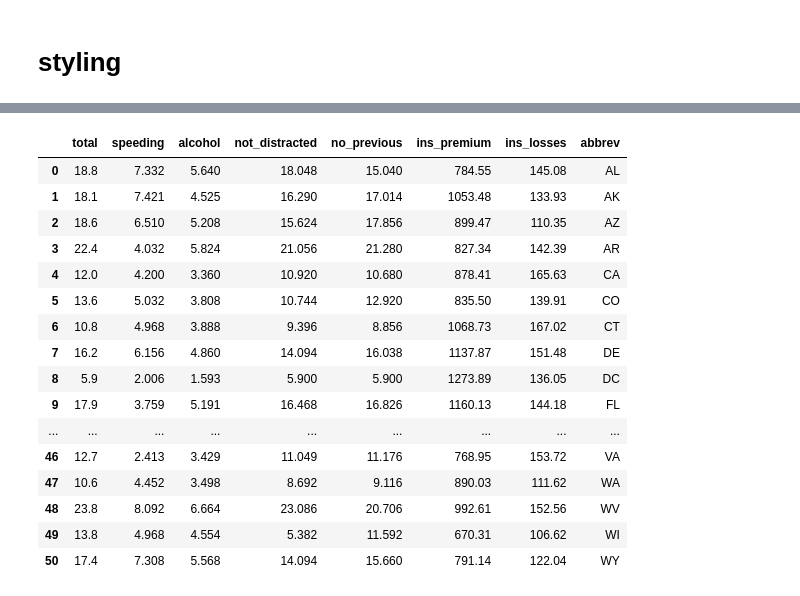
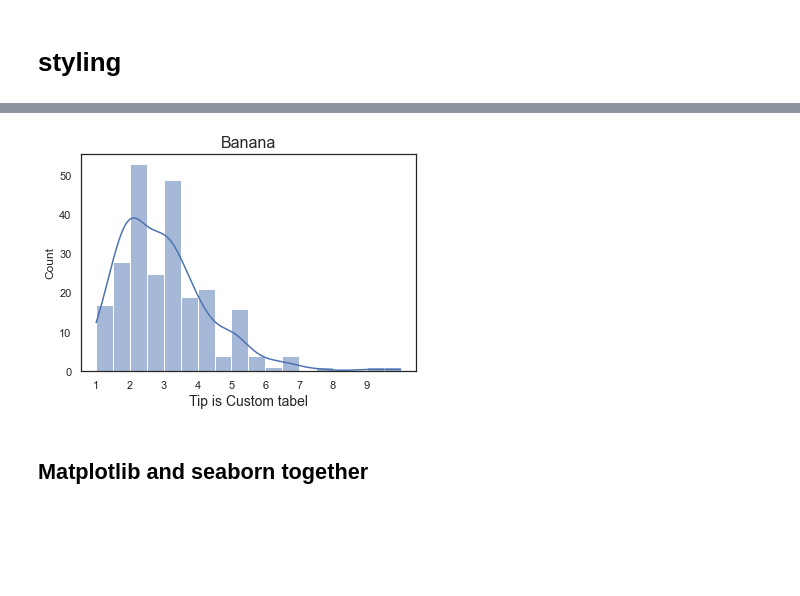
Before and after one commit to Sanaullah-nahk/Learning_libraries, a Jupyter notebook: Seaborn.ipynb, the cells around one changed output, grey strips where cells are left out. Cells and saved outputs as stored; diff of their text form; code cells hidden in the pictures; blank space fills up the shorter version.

```diff
--- a/Seaborn.ipynb
+++ b/Seaborn.ipynb
@@ -96,20 +86,17 @@ sns.jointplot(x='speeding', y='alcohol', data=df1, hight = );
-# %%
-df1
-# %% [output]
-|  | total | speeding | alcohol | not_distracted | no_previous | ins_premium | ins_losses | abbrev |
-| 0 | 18.8 | 7.332 | 5.640 | 18.048 | 15.040 | 784.55 | 145.08 | AL |
-| 1 | 18.1 | 7.421 | 4.525 | 16.290 | 17.014 | 1053.48 | 133.93 | AK |
-| 2 | 18.6 | 6.510 | 5.208 | 15.624 | 17.856 | 899.47 | 110.35 | AZ |
-| 3 | 22.4 | 4.032 | 5.824 | 21.056 | 21.280 | 827.34 | 142.39 | AR |
-| 4 | 12.0 | 4.200 | 3.360 | 10.920 | 10.680 | 878.41 | 165.63 | CA |
-| 5 | 13.6 | 5.032 | 3.808 | 10.744 | 12.920 | 835.50 | 139.91 | CO |
-| 6 | 10.8 | 4.968 | 3.888 | 9.396 | 8.856 | 1068.73 | 167.02 | CT |
-| 7 | 16.2 | 6.156 | 4.860 | 14.094 | 16.038 | 1137.87 | 151.48 | DE |
-| 8 | 5.9 | 2.006 | 1.593 | 5.900 | 5.900 | 1273.89 | 136.05 | DC |
-| 9 | 17.9 | 3.759 | 5.191 | 16.468 | 16.826 | 1160.13 | 144.18 | FL |
-| ... | ... | ... | ... | ... | ... | ... | ... | ... |
-| 46 | 12.7 | 2.413 | 3.429 | 11.049 | 11.176 | 768.95 | 153.72 | VA |
-| 47 | 10.6 | 4.452 | 3.498 | 8.692 | 9.116 | 890.03 | 111.62 | WA |
-| 48 | 23.8 | 8.092 | 6.664 | 23.086 | 20.706 | 992.61 | 152.56 | WV |
-| 49 | 13.8 | 4.968 | 4.554 | 5.382 | 11.592 | 670.31 | 106.62 | WI |
-| 50 | 17.4 | 7.308 | 5.568 | 14.094 | 15.660 | 791.14 | 122.04 | WY |
+# %%
+# white, darkgrid, whitegrid, dark, ticks
+sns.set_style('white')
+
+plt.figure(figsize=(6,4))
+plt.xticks(range(1,10,1))
+plt.title('Banana', fontsize=16)
+plt.xlabel('Tip is Custom tabel', fontsize=14)
+plt.xlabel('Tip is Custom tabel', fontsize=14)
+
+# Make plot
+#sns.displot(df1['not_distracted'], kde=True, bins=25 );
+sns.histplot(df2.tip,kde=True);
+# %% [output]
+[figure, added]
+# %% [markdown]
+## Matplotlib and seaborn together
```
Also changed, not shown: parts of 8 cells of this notebook, 2 other files.
